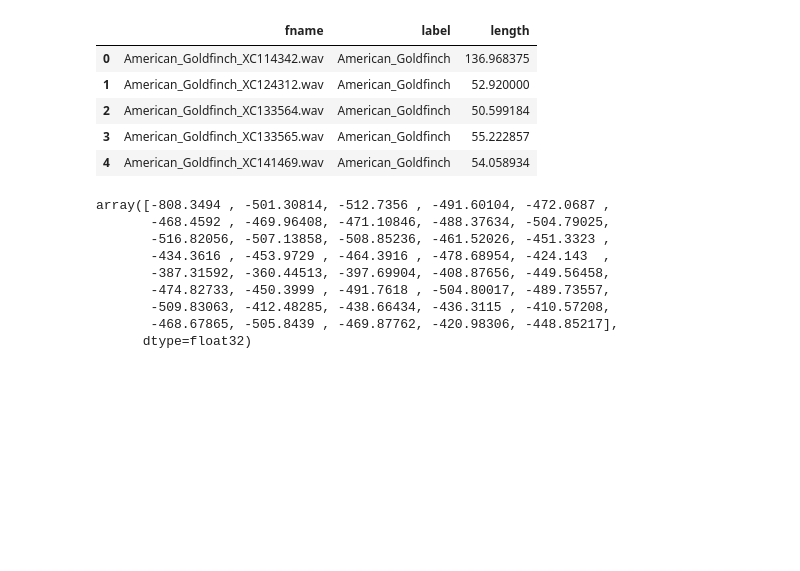
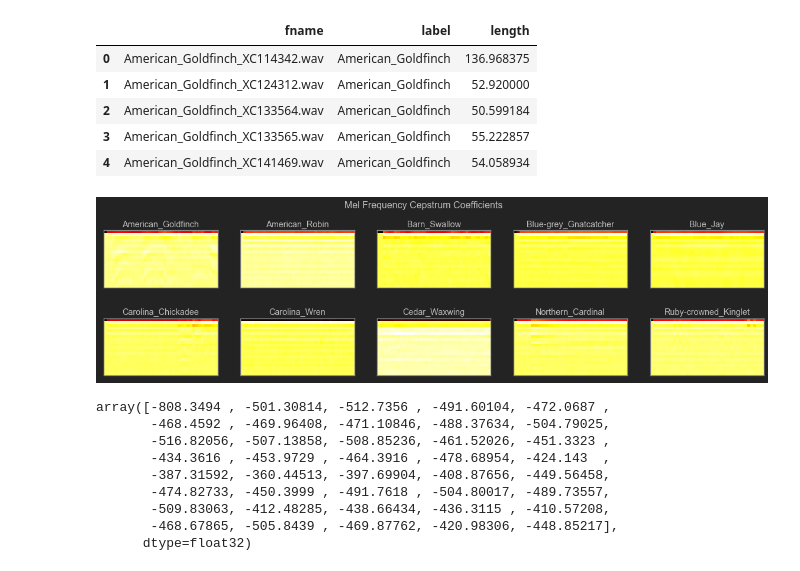
Before and after one commit to Xavier4t/Bird-Classifier, a Jupyter notebook: audio_analysis.ipynb, the cells around one changed output. Cells and saved outputs as stored; diff of their text form; code cells hidden in the pictures; blank space fills up the shorter version.

```diff
--- a/audio_analysis.ipynb
+++ b/audio_analysis.ipynb
@@ -199,6 +199,10 @@ def spectralFeatures(df, N_FFT, N_MELS, SR):
     return signals, fft, fbank, mfccs
 # %%
 s, f, b, m = spectralFeatures(bird_calls_df, 1103, 128, 44100)
+# %%
+plot_mfccs(m)
+# %% [output]
+[figure, added]
 # %%
 one=m['American_Goldfinch'][0]
 one
```
Also changed, not shown: 1 other file.
